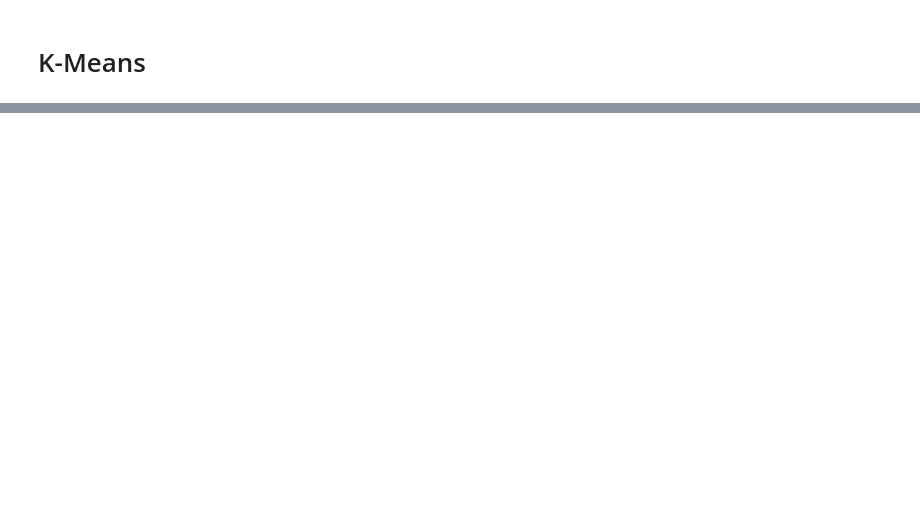
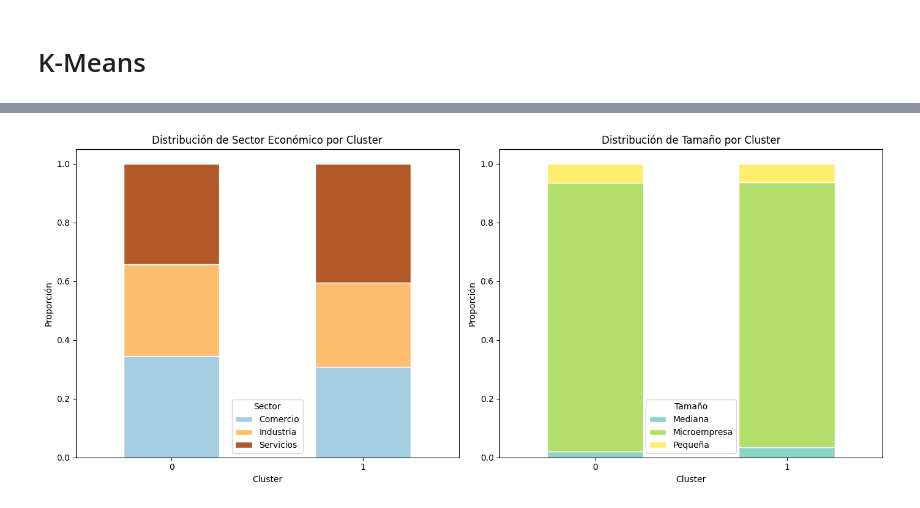
Before and after one commit to darc-17/DATAJAM-CCB, a Jupyter notebook: Códigos Santiago/Código/Modelos ECN.ipynb, the cells around one changed output, grey strips where cells are left out. Drawn from its saved outputs; the diff is of its cells as text; code cells hidden in the pictures; blank space fills up the shorter version.

```diff
--- a/Códigos Santiago/Código/Modelos ECN.ipynb
+++ b/Códigos Santiago/Código/Modelos ECN.ipynb
@@ -273,0 +298,39 @@ print(res_km)
+# %%
+sector_map = {1: "Industria", 2: "Comercio", 3: "Servicios"}
+tamano_map = {1: "Microempresa", 2: "Pequeña", 3: "Mediana"}
+
+df_segmented = meta.copy()
+df_segmented["Cluster"] = labels_km
+
+fig, axes = plt.subplots(1, 2, figsize=(14, 6))
+
+# Sector económico
+ct_sector = pd.crosstab(
+    df_segmented["Cluster"],
+    df_segmented["sector_economico"].map(sector_map),
+    normalize="index"
+)
+ct_sector.plot(kind="bar", stacked=True, ax=axes[0], colormap="Paired", edgecolor="white")
+axes[0].set_title("Distribución de Sector Económico por Cluster")
+axes[0].set_ylabel("Proporción")
+axes[0].set_xlabel("Cluster")
+axes[0].legend(title="Sector")
+axes[0].tick_params(axis="x", rotation=0)
+
+# Tamaño
+ct_tamano = pd.crosstab(
+    df_segmented["Cluster"],
+    df_segmented["tamano"].map(tamano_map),
+    normalize="index"
+)
+ct_tamano.plot(kind="bar", stacked=True, ax=axes[1], colormap="Set3", edgecolor="white")
+axes[1].set_title("Distribución de Tamaño por Cluster")
+axes[1].set_ylabel("Proporción")
+axes[1].set_xlabel("Cluster")
+axes[1].legend(title="Tamaño")
+axes[1].tick_params(axis="x", rotation=0)
+
+plt.tight_layout()
+plt.show()
+# %% [output]
+[figure, added]
```
Also changed, not shown: parts of 9 cells of this notebook, 2 other files.
